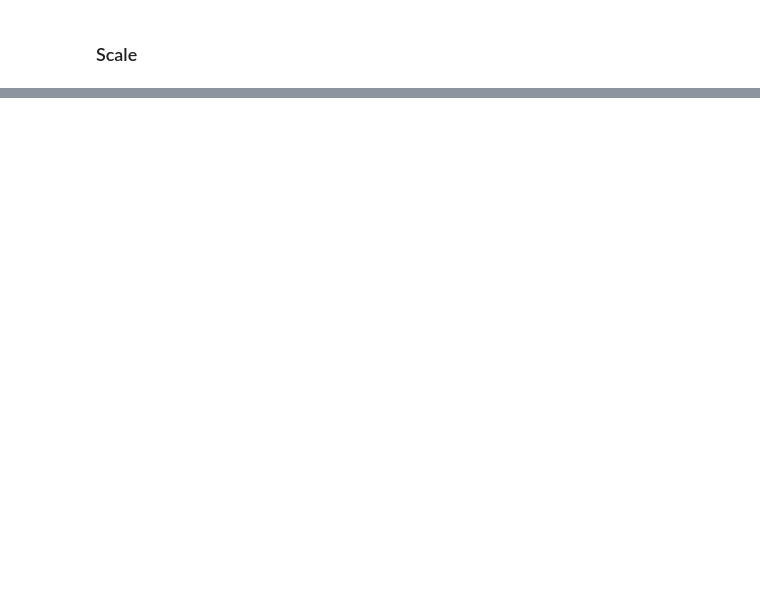
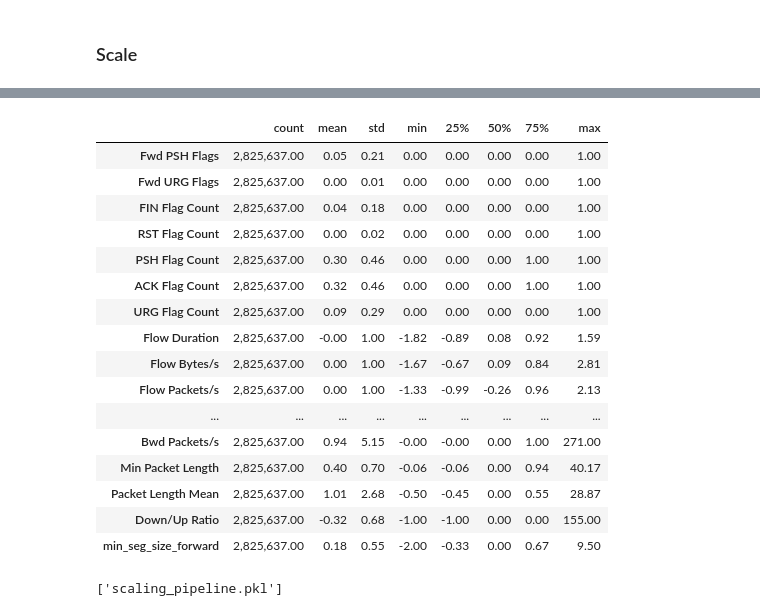
Before and after one commit to TienThanh-dev/intrusion-detection-systems, a Jupyter notebook: preprocessing_data.ipynb, the cells around one changed output, grey strips where cells are left out. Drawn from its saved outputs; the diff is of its cells as text; code cells hidden in the pictures; blank space fills up the shorter version.

Commit message:
scale ver3

```diff
--- a/preprocessing_data.ipynb
+++ b/preprocessing_data.ipynb
@@ -296,0 +316,15 @@ joblib.dump(scaler, "scaler.pkl")
+# %%
+X_binary = data_binary.drop(columns=['Label'])
+y_binary = data_binary['Label']
+X_multiclass = data_multiclass.drop(columns=['Label'])
+y_multiclass = data_multiclass['Label']
+
+X_binary_scaled = scaling_pipeline.fit_transform(X_binary)
+X_multiclass_scaled = scaling_pipeline.transform(X_multiclass)
+
+# trả về DataFrame:
+scaled_df_binary = pd.DataFrame(X_binary_scaled, columns=flag_features + outlier_features + other_features)
+scaled_df_binary['Label'] = y_binary.values
+scaled_df_multiclass = pd.DataFrame(X_multiclass_scaled, columns=flag_features + outlier_features + other_features)
+scaled_df_multiclass['Label'] = y_multiclass.values
+scaled_df_binary.head()
@@ -296,0 +338,20 @@ joblib.dump(scaler, "scaler.pkl")
+# %%
+scaled_df_binary.describe().T
+# %% [output]
+|  | count | mean | std | min | 25% | 50% | 75% | max |
+| Fwd PSH Flags | 2,825,637.00 | 0.05 | 0.21 | 0.00 | 0.00 | 0.00 | 0.00 | 1.00 |
+| Fwd URG Flags | 2,825,637.00 | 0.00 | 0.01 | 0.00 | 0.00 | 0.00 | 0.00 | 1.00 |
+| FIN Flag Count | 2,825,637.00 | 0.04 | 0.18 | 0.00 | 0.00 | 0.00 | 0.00 | 1.00 |
+| RST Flag Count | 2,825,637.00 | 0.00 | 0.02 | 0.00 | 0.00 | 0.00 | 0.00 | 1.00 |
+| PSH Flag Count | 2,825,637.00 | 0.30 | 0.46 | 0.00 | 0.00 | 0.00 | 1.00 | 1.00 |
+| ACK Flag Count | 2,825,637.00 | 0.32 | 0.46 | 0.00 | 0.00 | 0.00 | 1.00 | 1.00 |
+| URG Flag Count | 2,825,637.00 | 0.09 | 0.29 | 0.00 | 0.00 | 0.00 | 0.00 | 1.00 |
+| Flow Duration | 2,825,637.00 | -0.00 | 1.00 | -1.82 | -0.89 | 0.08 | 0.92 | 1.59 |
+| Flow Bytes/s | 2,825,637.00 | 0.00 | 1.00 | -1.67 | -0.67 | 0.09 | 0.84 | 2.81 |
+| Flow Packets/s | 2,825,637.00 | 0.00 | 1.00 | -1.33 | -0.99 | -0.26 | 0.96 | 2.13 |
+| ... | ... | ... | ... | ... | ... | ... | ... | ... |
+| Bwd Packets/s | 2,825,637.00 | 0.94 | 5.15 | -0.00 | -0.00 | 0.00 | 1.00 | 271.00 |
+| Min Packet Length | 2,825,637.00 | 0.40 | 0.70 | -0.06 | -0.06 | 0.00 | 0.94 | 40.17 |
+| Packet Length Mean | 2,825,637.00 | 1.01 | 2.68 | -0.50 | -0.45 | 0.00 | 0.55 | 28.87 |
+| Down/Up Ratio | 2,825,637.00 | -0.32 | 0.68 | -1.00 | -1.00 | 0.00 | 0.00 | 155.00 |
+| min_seg_size_forward | 2,825,637.00 | 0.18 | 0.55 | -2.00 | -0.33 | 0.00 | 0.67 | 9.50 |
@@ -296,0 +361,4 @@ joblib.dump(scaler, "scaler.pkl")
+# %%
+joblib.dump(scaling_pipeline, "scaling_pipeline.pkl")
+# %% [output]
+['scaling_pipeline.pkl']
```
Also changed, not shown: parts of 16 cells of this notebook, 4 other files.
